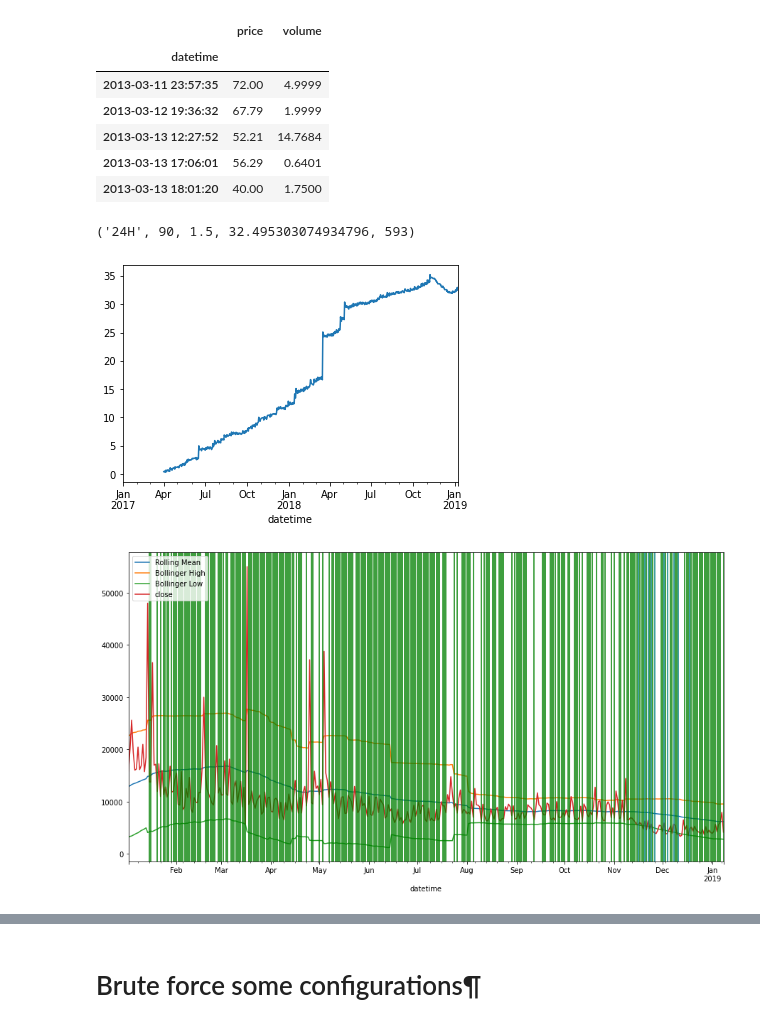
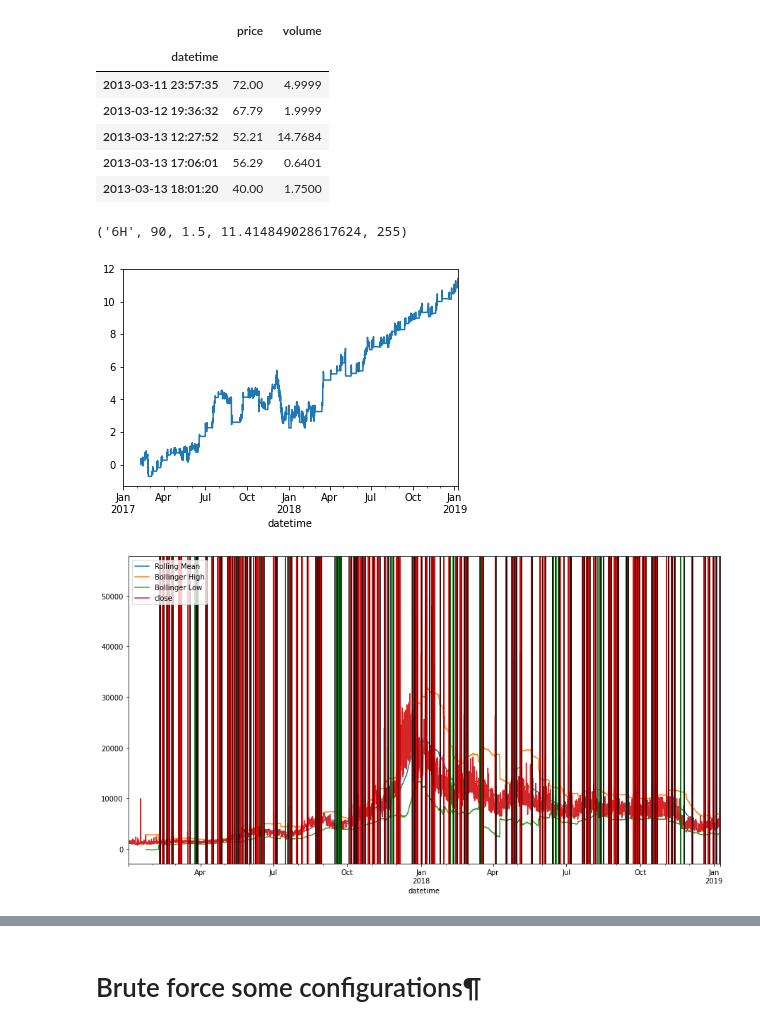
Before and after one commit to jonhilgart22/go-trader, a Jupyter notebook: notebooks/data_exploration.ipynb, the cells around one changed output, grey strips where cells are left out. Saved outputs shown, nothing was run; the diff lists cells and outputs as text; code cells hidden in the pictures.

```diff
--- a/notebooks/data_exploration.ipynb
+++ b/notebooks/data_exploration.ipynb
@@ -76,7 +78,7 @@ price_df.head()
 # %%
 # set number of days and standard deviations to use for rolling
 # lookback period for Bollinger band calculation
-window = 200
+window = 60
 no_of_std = 1.5
 
 # calculate rolling mean and standard deviation
@@ -317,26 +505,26 @@ class BollingerBandsSimulator:
 simulator = BollingerBandsSimulator(
     data,
     from_date="2017-01-01",
-    period="24H",
+    period="6H",
     window=90,
     no_of_std=1.5
 )
 simulator.simulate()
 # %% [output]
-('24H', 90, 1.5, 32.495303074934796, 593)
+('6H', 90, 1.5, 11.414849028617624, 255)
-[figure, old version]
+[figure, new version]
 # %%
-DATE_FILTER = '2018-01-01'
+DATE_FILTER = '2017-01-01'
 simulator.df[simulator.df.index > DATE_FILTER ]  [['Rolling Mean', 'Bollinger High', 'Bollinger Low', 'close']].plot(figsize=(15,8))
 
 prev_pos = None
 for index, pos in simulator.df[simulator.df.index > DATE_FILTER ]['Original Position'].iteritems():
     if pos == -1:
         plt.axvline(index, color='red')
     if pos == 1:
         plt.axvline(index, color='green')
     if pos == 0:
-        plt.axvline(index, color='teal')
+        plt.axvline(index, color='black')
 # %% [output]
-[figure, old version]
+[figure, new version]
 # %%
```
Also changed, not shown: parts of 30 cells of this notebook, 2 other files.
